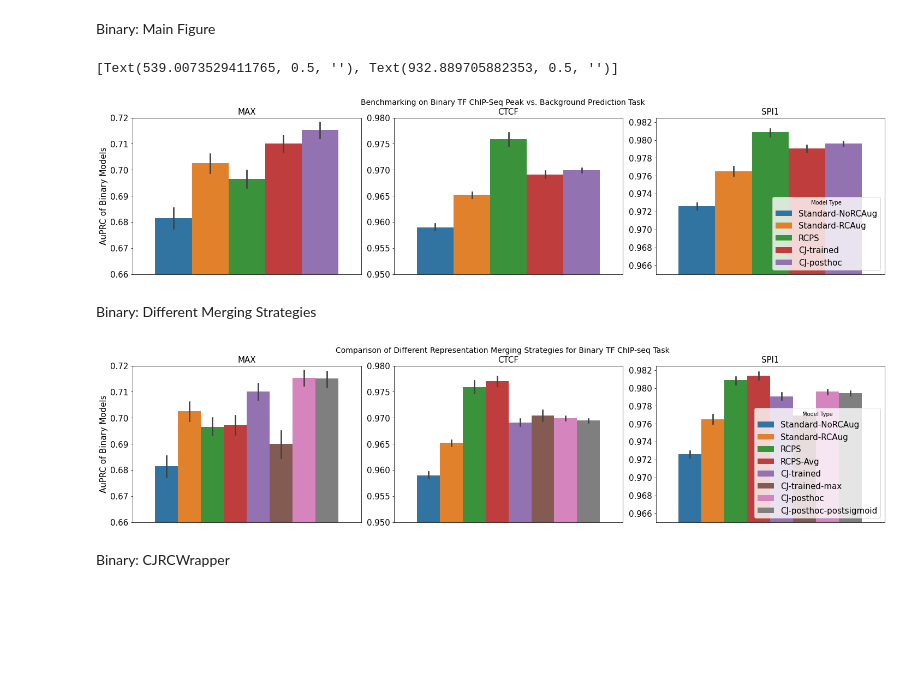
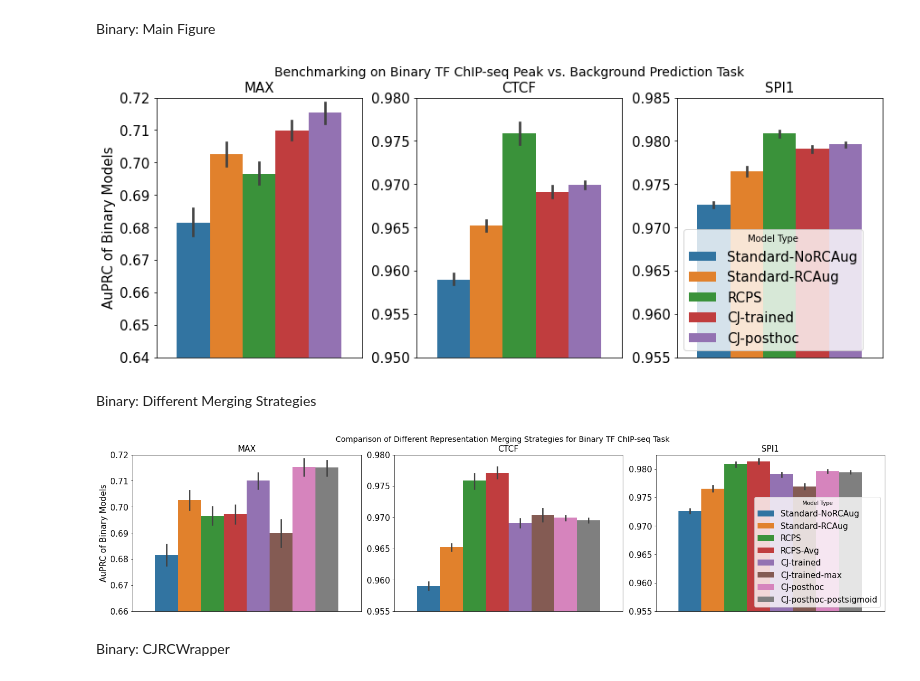
Before and after one commit to hannahgz/BenchmarkRCStrategies, a Jupyter notebook: FigGenNew.ipynb, the cells around one changed output. Saved outputs shown, nothing was run; the diff lists cells and outputs as text; code cells hidden in the pictures; blank space fills up the shorter version.

```diff
--- a/FigGenNew.ipynb
+++ b/FigGenNew.ipynb
@@ -232,9 +232,9 @@ def plot_master_figure(datasetname, pddataframe, y, ylim):
 MODEL_TYPES = ["Standard-NoRCAug", "Standard-RCAug", "RCPS",
               "CJ-trained", "CJ-posthoc", "RCPS-Half"]
 
-fig, ax = plt.subplots(1,3,figsize=(9,5))
+fig, ax = plt.subplots(1,3,figsize=(11,5))
 fig.suptitle("Benchmarking on Binary TF ChIP-Seq Peak vs. Background Prediction Task", fontsize=14)
-fig.tight_layout(w_pad=1, rect=[0, 0, 1, 0.93])
+fig.tight_layout(w_pad=2, rect=[0, 0, 1, 0.91])
 plt.axes(ax[0])
 
 plot_master_figure(datasetname="MAX",
@@ -250,7 +250,7 @@ plt.axes(ax[2])
 plot_master_figure(datasetname="SPI1",
                    pddataframe=SPI1_half,
                    y="Held-out AuPRC",
-                   ylim=(0.96, 0.99))
+                   ylim=(0.95, 0.985))
 
 [x.get_legend().remove() for x in ax[:-1]]
 ax[0].set_ylabel("AuPRC of Binary Models")
@@ -320,37 +320,35 @@ binary_data = get_all_binary_data_ISMB(suffix = "ISMB_all")
 # %% [markdown]
 Binary: Main Figure
 # %%
+# binary_data = get_all_binary_data_ISMB(suffix = "ISMB_1")
 MODEL_TYPES = ["Standard-NoRCAug", "Standard-RCAug", "RCPS",
-               "CJ-trained",  "CJ-posthoc"]
+                "CJ-trained", "CJ-posthoc"]
 
-fig, ax = plt.subplots(1,3,figsize=(20,5))
-fig.suptitle("Benchmarking on Binary TF ChIP-Seq Peak vs. Background Prediction Task", fontsize=14)
+fig, ax = plt.subplots(1,3,figsize=(12,5))
+fig.suptitle("Benchmarking on Binary TF ChIP-seq Peak vs. Background Prediction Task", fontsize=14)
 fig.tight_layout(w_pad=2, rect=[0, 0, 1, 0.93])
 plt.axes(ax[0])
 plot_master_figure(datasetname="MAX",
                            pddataframe=binary_data,
                            y="Held-out AuPRC",
-                           ylim=(0.66, 0.72))
-                          #  ylim=(0.55, 0.73))
+                          ylim=(0.64, 0.72))
 plt.axes(ax[1])
 plot_master_figure(datasetname="CTCF",
                    pddataframe=binary_data,
                    y="Held-out AuPRC",
                    ylim=(0.95, 0.98))
-                          #  ylim=(0.85, 0.98))
 plt.axes(ax[2])
 plot_master_figure(datasetname="SPI1",
                    pddataframe=binary_data,
                    y="Held-out AuPRC",
-                   ylim=(0.965, 0.9825))
-                          #  ylim=(0.9, 0.9825))
+                   ylim=(0.955, 0.985))
+
 [x.get_legend().remove() for x in ax[:-1]]
 ax[0].set_ylabel("AuPRC of Binary Models")
 [x.set_ylabel("") for x in ax[1:]]
-# plt.savefig("Binary_Merging_Strategies_AuPRC.png", bbox_inches='tight')
+plt.savefig("MasterTFBinaryModelsAuPRC.png", bbox_inches='tight')
 # %% [output]
-[Text(539.0073529411765, 0.5, ''), Text(932.889705882353, 0.5, '')]
-[figure, old version]
+[figure, new version]
 # %% [markdown]
 Binary: Different Merging Strategies
 # %%
@@ -371,20 +369,20 @@ plt.axes(ax[1])
 plot_master_figure(datasetname="CTCF",
                    pddataframe=binary_data,
                    y="Held-out AuPRC",
-                   ylim=(0.95, 0.98))
+                   ylim=(0.955, 0.98))
                           #  ylim=(0.85, 0.98))
 plt.axes(ax[2])
 plot_master_figure(datasetname="SPI1",
                    pddataframe=binary_data,
                    y="Held-out AuPRC",
-                   ylim=(0.965, 0.9825))
+                   ylim=(0.955, 0.9825))
                           #  ylim=(0.9, 0.9825))
 [x.get_legend().remove() for x in ax[:-1]]
 ax[0].set_ylabel("AuPRC of Binary Models")
 [x.set_ylabel("") for x in ax[1:]]
 plt.savefig("Binary_Merging_Strategies_AuPRC.png", bbox_inches='tight')
 # %% [output]
-[figure, old version]
+[figure, new version]
 # %% [markdown]
 Binary: CJRCWrapper
 # %%
```
Also changed, not shown: parts of 14 cells of this notebook.
